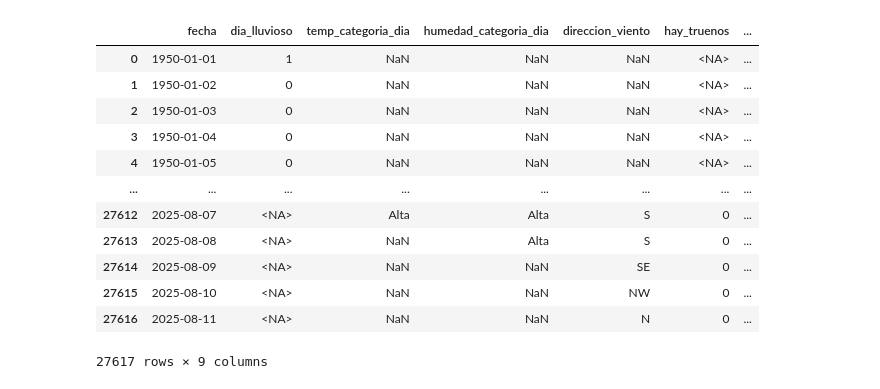
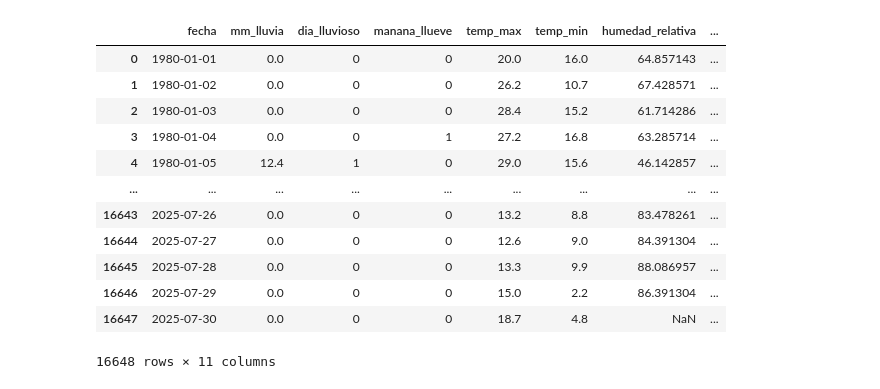
Before and after one commit to facuguisande/AA25, a Jupyter notebook: tarea.ipynb, the cells around one changed output. Saved outputs shown, nothing was run; the diff lists cells and outputs as text; code cells hidden in the pictures.

```diff
--- a/tarea.ipynb
+++ b/tarea.ipynb
@@ -25,14 +50,15 @@ except Exception as e:
 # %%
 ## Lluvias
+# Nos quedamos con las filas dentro del rango definido
+lluvia_df_subset = lluvia_df[(pd.to_datetime(lluvia_df.iloc[:, 2], format='%d/%m/%Y') >= rango[0])].copy()
+lluvia_df_subset.reset_index(drop=True, inplace=True)
 # Nos quedamos solamente con las columnas de la fecha y los mm de lluvia
-lluvia_df_subset = lluvia_df.iloc[:, [2, 3]].copy()
+lluvia_df_subset = lluvia_df_subset.iloc[:, [2, 3]]
 lluvia_df_subset.columns = ['fecha', 'mm_lluvia']
 # Normalizamos el formato de la fecha (pasamos a pandas datetime64[ns])
 lluvia_df_subset['fecha'] = pd.to_datetime(lluvia_df_subset['fecha'], format='%d/%m/%Y')
-# Verificamos si hay valores no numéricos en lluvia y los reemplazamos por 0, por lo que comentó el profe
+# Verificamos si hay valores no numéricos en lluvia y los reemplazamos por 0, por lo que comentó el profe. Esto se puede hacer para todo el dataset porque reemplazamos por valor constante.
 lluvia_df_subset['mm_lluvia'] = pd.to_numeric(lluvia_df_subset['mm_lluvia'], errors='coerce').fillna(0)
-# Para los valores nulos de lluvia, nos quedamos con la media
-lluvia_df_subset['mm_lluvia'].fillna(lluvia_df_subset['mm_lluvia'].mean())
 # Definimos día lluvioso como los días con lluvias mayores a 1mm
 umbral_lluvia = 1.0
 lluvia_df_subset['dia_lluvioso'] = (lluvia_df_subset['mm_lluvia'] >= umbral_lluvia).astype(int)
@@ -44,6 +70,7 @@ lluvia_df_subset = lluvia_df_subset.dropna(subset=['manana_llueve'])
 lluvia_df_subset['manana_llueve'] = lluvia_df_subset['manana_llueve'].astype(int)
 
 print(lluvia_df_subset.head(5))
+print(lluvia_df_subset.tail(5))
 print("----")
 print(lluvia_df_subset.dtypes)
 # %% [output]
@@ -157,8 +174,11 @@ humedad_categoria_dia          category
 dtype: object
 # %%
 ## Viento
+# Nos quedamos con las filas dentro del rango definido
+viento_df_subset = viento_df[(pd.to_datetime(viento_df.iloc[:, 0], format='%d/%m/%Y %H:%M', errors='coerce') >= rango[0]) & (pd.to_datetime(viento_df.iloc[:, 0], format='%d/%m/%Y %H:%M', errors='coerce') <= rango[1])].copy()
+viento_df_subset.reset_index(drop=True, inplace=True)
 # Nos quedamos solamente con las columnas de la fecha y la dirección del viento de Carrasco
-viento_df_subset = viento_df.iloc[:, :2].copy()
+viento_df_subset = viento_df_subset.iloc[:, :2].copy()
 viento_df_subset.columns = ['fecha', 'direccion_viento']
 # Normalizamos el formato de la fecha (pasamos a pandas datetime64[ns]), forzando errores a NaT
 viento_df_subset['fecha'] = pd.to_datetime(viento_df_subset['fecha'], format='%d/%m/%Y %H:%M', errors='coerce')
@@ -186,6 +206,7 @@ viento_df_subset['direccion_viento'] = viento_df_subset['direccion_viento'].asty
 viento_df_subset = viento_df_subset.groupby('fecha').agg({'direccion_viento': lambda x: x.mode()[0] if not x.mode().empty else np.nan}).reset_index()
 
 print(viento_df_subset.head(5))
+print(viento_df_subset.tail(5))
 print("----")
 print(viento_df_subset.dtypes)
 # %% [output]
@@ -201,8 +228,11 @@ direccion_viento          category
 dtype: object
 # %%
 ## Fenómenos
+# Nos quedamos con las filas dentro del rango definido
+fenomenos_df_subset = fenomenos_df[(pd.to_datetime(fenomenos_df.iloc[:, 0], format='%d/%m/%Y', errors='coerce') >= rango[0]) & (pd.to_datetime(fenomenos_df.iloc[:, 0], format='%d/%m/%Y', errors='coerce') <= rango[1])].copy()
+fenomenos_df_subset.reset_index(drop=True, inplace=True)
 # Nos quedamos solamente con las columnas de la fecha y el fenómeno
-fenomenos_df_subset = fenomenos_df.iloc[:, :2].copy()
+fenomenos_df_subset = fenomenos_df_subset.iloc[:, :2].copy()
 fenomenos_df_subset.columns = ['fecha', 'fenomeno']
 # Normalizamos el formato de la fecha (pasamos a pandas datetime64[ns])
 fenomenos_df_subset['fecha'] = pd.to_datetime(fenomenos_df_subset['fecha'], format='%d/%m/%Y', errors='coerce')
@@ -216,6 +246,7 @@ fenomenos_df_subset['hay_truenos'] = fenomenos_df_subset['fenomeno'].apply(lambd
 fenomenos_df_subset = fenomenos_df_subset.groupby('fecha').agg({'hay_truenos': 'max'}).reset_index()
 
 print(fenomenos_df_subset.head(5))
+print(fenomenos_df_subset.tail(5))
 print("----")
 print(fenomenos_df_subset.dtypes)
 # %% [output]
@@ -312,38 +354,38 @@ dtype: object
 # %%
 ## Merge de todos los dataframes
 dataframes = [lluvia_df_subset, temperatura_df_subset, humedad_df_subset, viento_df_subset, fenomenos_df_subset, estacion_df, lunar_df]
-df_merged_grande = reduce(lambda left, right: pd.merge(left, right, on='fecha', how='outer'), dataframes)
+merged_preliminar_df = reduce(lambda left, right: pd.merge(left, right, on='fecha', how='outer'), dataframes)
 # Ordenamos por fecha
-df_merged_grande = df_merged_grande.sort_values(by='fecha').reset_index(drop=True)
+merged_preliminar_df = merged_preliminar_df.sort_values(by='fecha').reset_index(drop=True)
 
-# Nos quedamos solo con las columnas que nos interesan
-columnas_interes = ['fecha', 'dia_lluvioso', 'temp_categoria_dia', 'humedad_categoria_dia', 'direccion_viento', 'hay_truenos', 'estacion', 'fase_lunar', 'manana_llueve']
-df_merged = df_merged_grande[columnas_interes].copy()
-# Corregimos tipos de datos para las columnas con valores binarios
-df_merged['dia_lluvioso'] = df_merged['dia_lluvioso'].astype('Int64')
-df_merged['hay_truenos'] = df_merged['hay_truenos'].astype('Int64')
-df_merged['manana_llueve'] = df_merged['manana_llueve'].astype('Int64')
+# # Nos quedamos solo con las columnas que nos interesan
+# columnas_interes = ['fecha', 'dia_lluvioso', 'temp_categoria_dia', 'humedad_categoria_dia', 'direccion_viento', 'hay_truenos', 'estacion', 'fase_lunar', 'manana_llueve']
+# df_merged = df_merged_preliminar[columnas_interes].copy()
+# # Corregimos tipos de datos para las columnas con valores binarios
+# df_merged['dia_lluvioso'] = df_merged['dia_lluvioso'].astype('Int64')
+# df_merged['hay_truenos'] = df_merged['hay_truenos'].astype('Int64')
+# df_merged['manana_llueve'] = df_merged['manana_llueve'].astype('Int64')
 
 # print(df_merged.head(50))
 # print("----")
 # print(df_merged.dtypes)
 
-df_merged
+merged_preliminar_df
 
 ## Según el contador de dias de https://onlinealarmkur.com/date/es/
 # Hay 27,617 días entre 01/01/1910 y 11/08/2025 (ambos inclusive), es la misma cantidad de filas que tenemos
 # Por lo que no hay días faltantes en el dataset final
 # %% [output]
-|  | fecha | dia_lluvioso | temp_categoria_dia | humedad_categoria_dia | direccion_viento | hay_truenos | ... |
-| 0 | 1950-01-01 | 1 | NaN | NaN | NaN | <NA> | ... |
-| 1 | 1950-01-02 | 0 | NaN | NaN | NaN | <NA> | ... |
-| 2 | 1950-01-03 | 0 | NaN | NaN | NaN | <NA> | ... |
-| 3 | 1950-01-04 | 0 | NaN | NaN | NaN | <NA> | ... |
-| 4 | 1950-01-05 | 0 | NaN | NaN | NaN | <NA> | ... |
-| ... | ... | ... | ... | ... | ... | ... | ... |
-| 27612 | 2025-08-07 | <NA> | Alta | Alta | S | 0 | ... |
-| 27613 | 2025-08-08 | <NA> | NaN | Alta | S | 0 | ... |
-| 27614 | 2025-08-09 | <NA> | NaN | NaN | SE | 0 | ... |
-| 27615 | 2025-08-10 | <NA> | NaN | NaN | NW | 0 | ... |
-| 27616 | 2025-08-11 | <NA> | NaN | NaN | N | 0 | ... |
+|  | fecha | mm_lluvia | dia_lluvioso | manana_llueve | temp_max | temp_min | humedad_relativa | ... |
+| 0 | 1980-01-01 | 0.0 | 0 | 0 | 20.0 | 16.0 | 64.857143 | ... |
+| 1 | 1980-01-02 | 0.0 | 0 | 0 | 26.2 | 10.7 | 67.428571 | ... |
+| 2 | 1980-01-03 | 0.0 | 0 | 0 | 28.4 | 15.2 | 61.714286 | ... |
+| 3 | 1980-01-04 | 0.0 | 0 | 1 | 27.2 | 16.8 | 63.285714 | ... |
+| 4 | 1980-01-05 | 12.4 | 1 | 0 | 29.0 | 15.6 | 46.142857 | ... |
+| ... | ... | ... | ... | ... | ... | ... | ... | ... |
+| 16643 | 2025-07-26 | 0.0 | 0 | 0 | 13.2 | 8.8 | 83.478261 | ... |
+| 16644 | 2025-07-27 | 0.0 | 0 | 0 | 12.6 | 9.0 | 84.391304 | ... |
+| 16645 | 2025-07-28 | 0.0 | 0 | 0 | 13.3 | 9.9 | 88.086957 | ... |
+| 16646 | 2025-07-29 | 0.0 | 0 | 0 | 15.0 | 2.2 | 86.391304 | ... |
+| 16647 | 2025-07-30 | 0.0 | 0 | 0 | 18.7 | 4.8 | NaN | ... |
-27617 rows × 9 columns
+16648 rows × 11 columns
```
Also changed, not shown: parts of 15 cells of this notebook, 7 other files.
